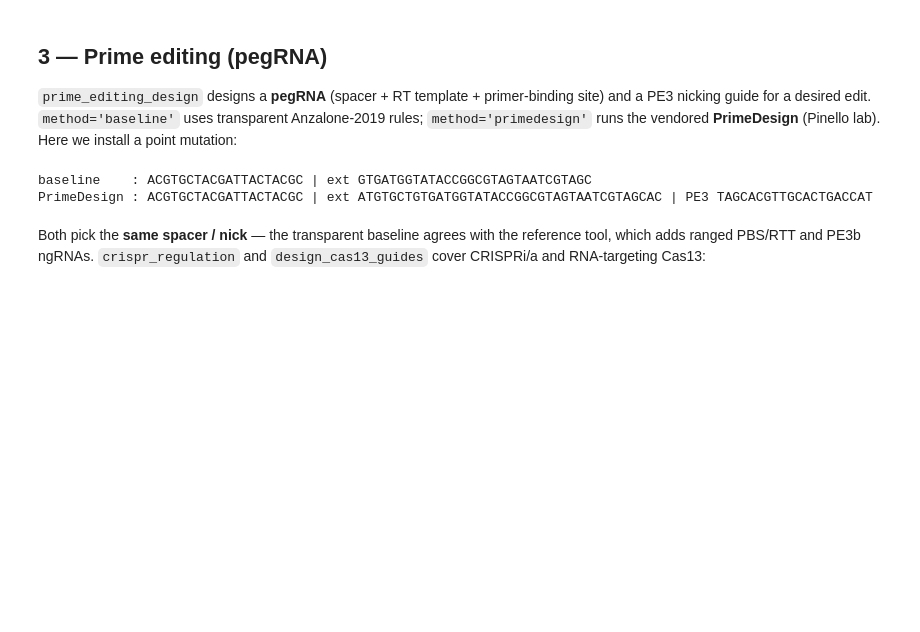
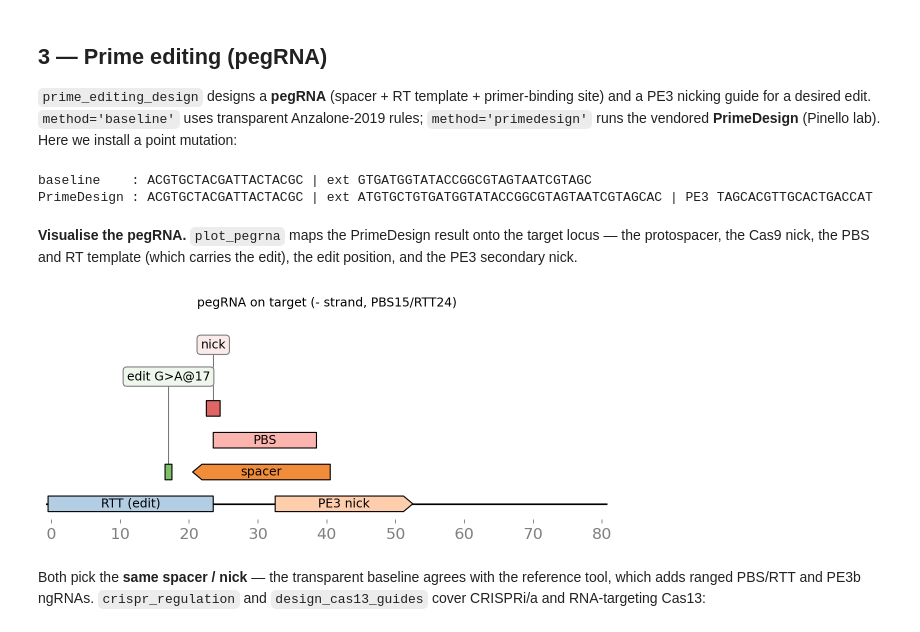
Before and after one commit to Starlitnightly/omicverse-tutorials, a Jupyter notebook: docs/Tutorials-synbio/t_synbio_04_advanced.ipynb, the cells around one changed output. Cells and saved outputs as stored; diff of their text form; code cells hidden in the pictures; blank space fills up the shorter version.

Commit message:
docs(synbio): pegRNA map after the PrimeDesign cell (t_synbio_04)
Add a plot_pegrna figure visualising the PrimeDesign pegRNA on the target
locus (spacer / nick / PBS / RTT-with-edit / edit / PE3 nick). Only this cell
was executed (via a temp notebook) — the heavy binder/Boltz outputs are left
untouched.

Co-Authored-By: Claude Opus 4.8 (1M context) <noreply@anthropic.com>
Claude-Session: https://claude.ai/code/session_01UnRzfkC9rQjqYR5YQiFVTN

```diff
--- a/docs/Tutorials-synbio/t_synbio_04_advanced.ipynb
+++ b/docs/Tutorials-synbio/t_synbio_04_advanced.ipynb
@@ -114,6 +114,14 @@ print('PrimeDesign :', pd.spacer, '| ext', pd.extension_3p, '| PE3', pd.pe3_nick
 # %% [output]
 baseline    : ACGTGCTACGATTACTACGC | ext GTGATGGTATACCGGCGTAGTAATCGTAGC
 PrimeDesign : ACGTGCTACGATTACTACGC | ext ATGTGCTGTGATGGTATACCGGCGTAGTAATCGTAGCAC | PE3 TAGCACGTTGCACTGACCAT
+# %% [markdown]
+**Visualise the pegRNA.** `plot_pegrna` maps the PrimeDesign result onto the target locus — the protospacer, the Cas9 nick, the PBS and RT template (which carries the edit), the edit position, and the PE3 secondary nick.
+# %%
+# map the PrimeDesign pegRNA onto the target locus
+ov.synbio.plot_pegrna(locus, pd, edit_pos=ep)
+None
+# %% [output]
+[figure, added]
 # %% [markdown]
 Both pick the **same spacer / nick** — the transparent baseline agrees with the reference tool, which adds ranged PBS/RTT and PE3b ngRNAs. `crispr_regulation` and `design_cas13_guides` cover CRISPRi/a and RNA-targeting Cas13:
 # %%
```
